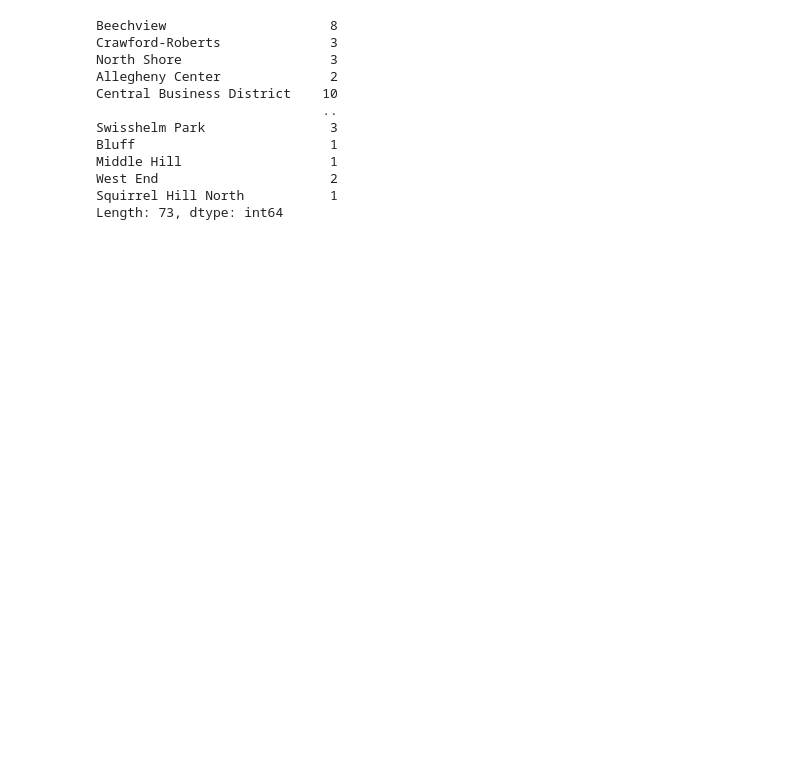
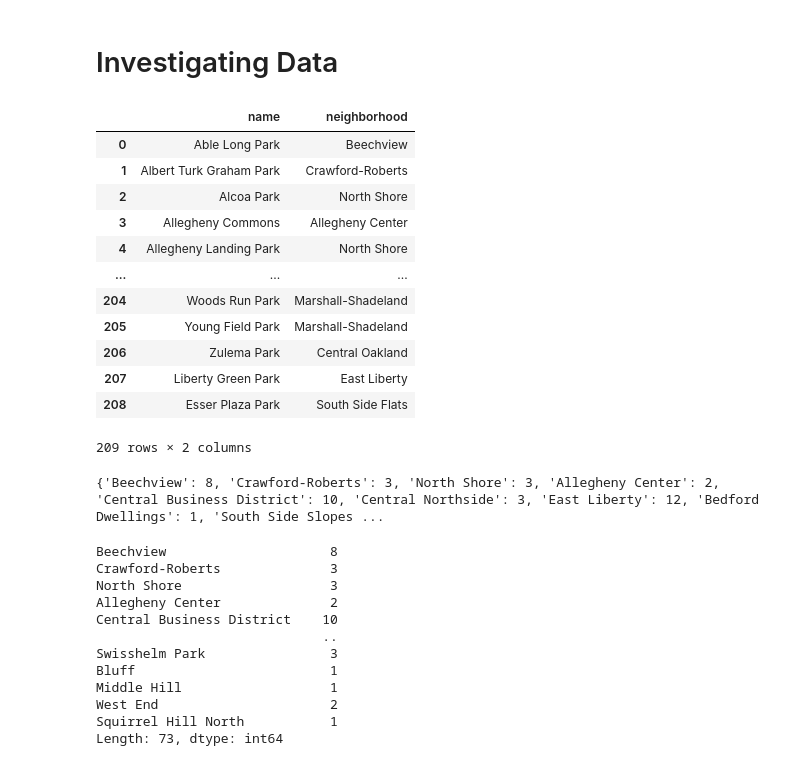
Before and after one commit to amissimer/Best-Family-Neighborhood-, a Jupyter notebook: Alivia-Missimer-Notebook.ipynb, the cells around one changed output. Saved outputs shown, nothing was run; the diff lists cells and outputs as text; code cells hidden in the pictures; blank space fills up the shorter version.

```diff
--- a/Alivia-Missimer-Notebook.ipynb
+++ b/Alivia-Missimer-Notebook.ipynb
@@ -41 +25,37 @@ print(dictionary)
+# %% [markdown]
+# Investigating Data #
+# %%
+#filters the data set to only display a table with the name of the park and neighborhood it is in
+parks_data[["name", "neighborhood"]]
+# %% [output]
+|  | name | neighborhood |
+| 0 | Able Long Park | Beechview |
+| 1 | Albert Turk Graham Park | Crawford-Roberts |
+| 2 | Alcoa Park | North Shore |
+| 3 | Allegheny Commons | Allegheny Center |
+| 4 | Allegheny Landing Park | North Shore |
+| ... | ... | ... |
+| 204 | Woods Run Park | Marshall-Shadeland |
+| 205 | Young Field Park | Marshall-Shadeland |
+| 206 | Zulema Park | Central Oakland |
+| 207 | Liberty Green Park | East Liberty |
+| 208 | Esser Plaza Park | South Side Flats |
+209 rows × 2 columns
+# %%
+#created a dictionary
+dictionary = dict()
+
+#uses a for loop to go through all the rows of the neighborhoods in the data set and if the neighborhood already
+#has a park then it adds one to the existing number and if it does not have that neighborhood in the data set
+#then it sets the neighborhood to have one park
+for park in parks_data["neighborhood"]:
+    if park in dictionary:
+        dictionary[park] += 1
+    else:
+        dictionary[park] = 1
+
+#displays the dictionary
+print(dictionary)
+# %% [output]
+{'Beechview': 8, 'Crawford-Roberts': 3, 'North Shore': 3, 'Allegheny Center': 2, 'Central Business District': 10, 'Central Northside': 3, 'East Liberty': 12, 'Bedford Dwellings': 1, 'South Side Slopes ...
 # %%
```
Also changed, not shown: parts of 16 cells of this notebook.
